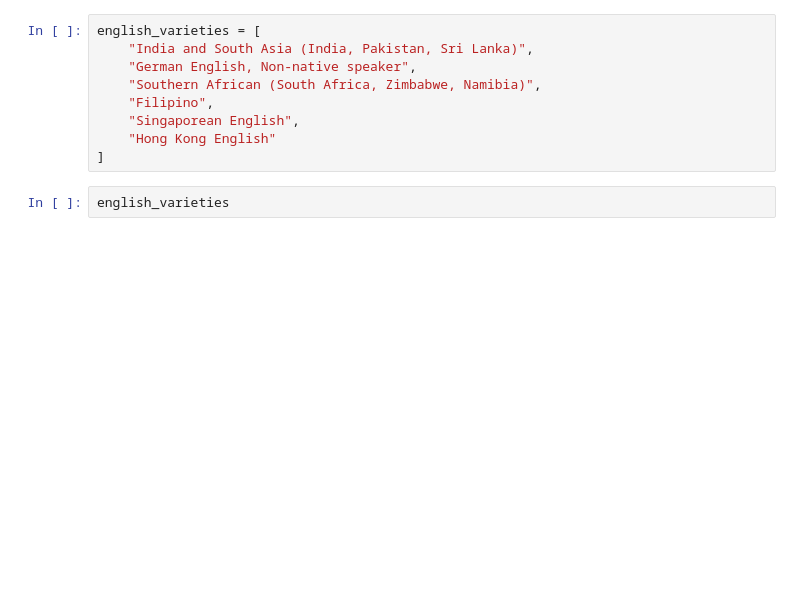
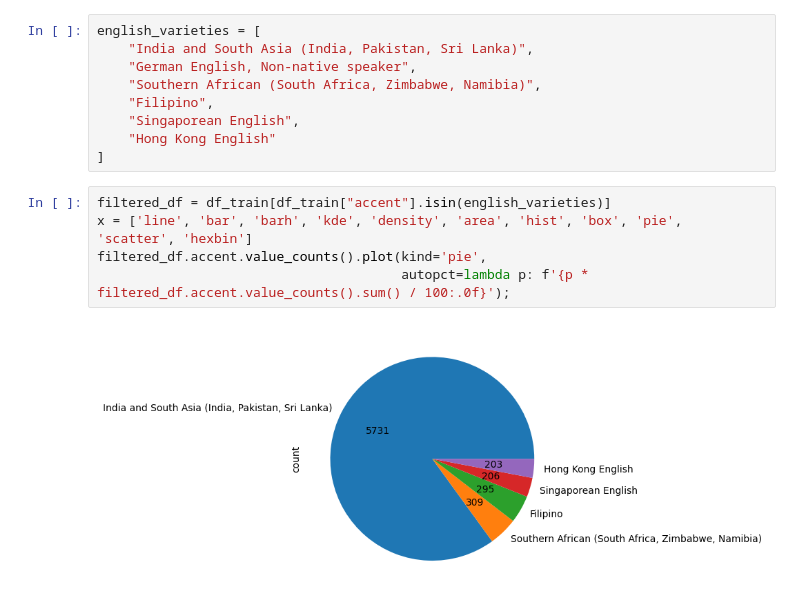
Before and after one commit to Grigor2003/Voice-Activity-Detection, a Jupyter notebook: labeling/fixing_common_accent.ipynb, the cells around one changed output. Drawn from its saved outputs; the diff is of its cells as text; blank space fills up the shorter version.

```diff
--- a/labeling/fixing_common_accent.ipynb
+++ b/labeling/fixing_common_accent.ipynb
@@ -21,4 +20,9 @@ english_varieties = [
     "Hong Kong English"
 ]
 # %%
-english_varieties
+filtered_df = df_train[df_train["accent"].isin(english_varieties)]
+x = ['line', 'bar', 'barh', 'kde', 'density', 'area', 'hist', 'box', 'pie', 'scatter', 'hexbin']
+filtered_df.accent.value_counts().plot(kind='pie',
+                                       autopct=lambda p: f'{p * filtered_df.accent.value_counts().sum() / 100:.0f}');
+# %% [output]
+[figure, added]
```
Also changed, not shown: parts of 4 cells of this notebook.
